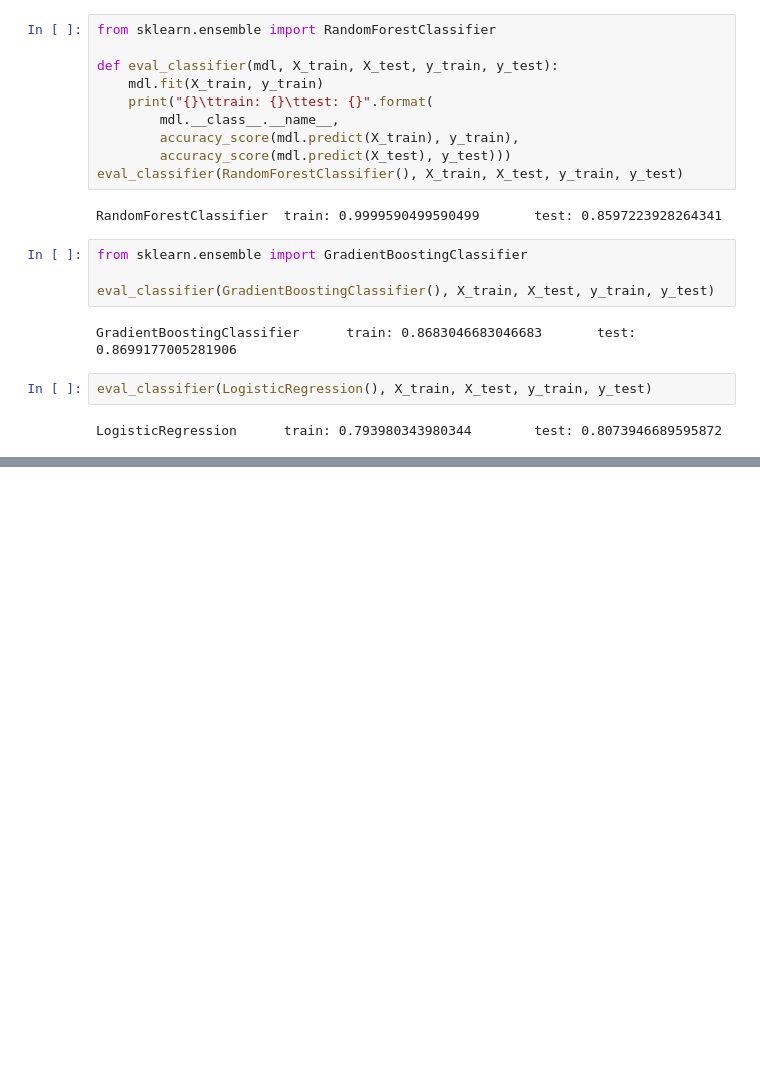
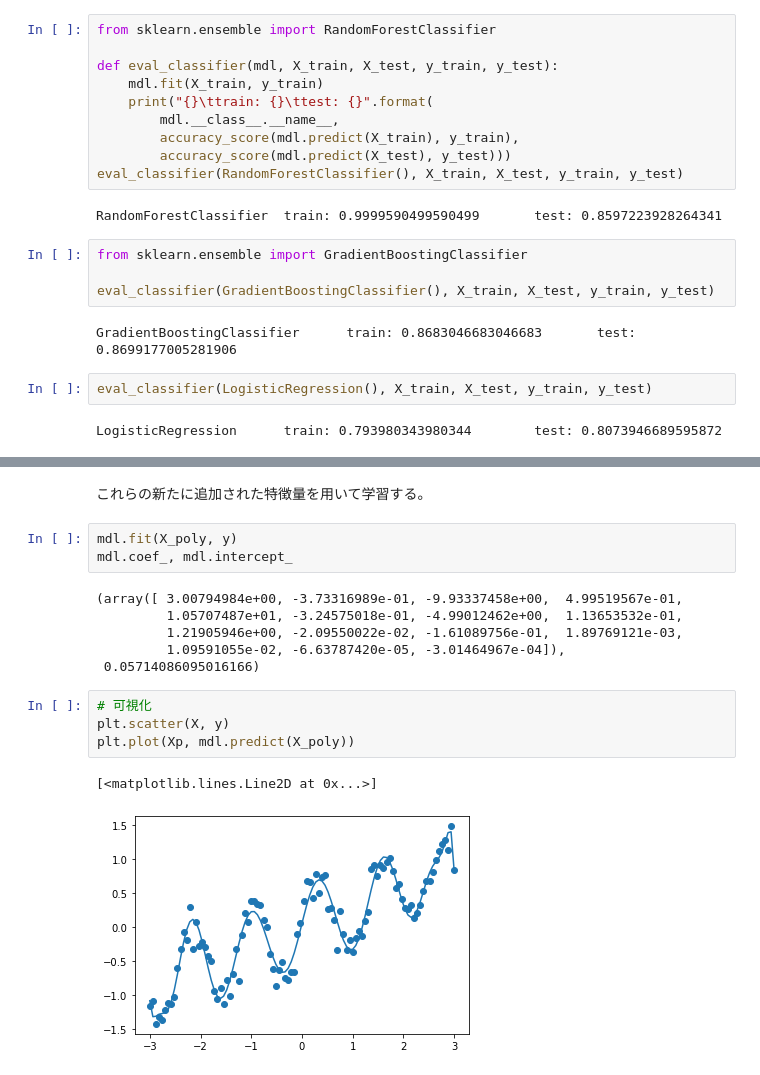
Before and after one commit to HidemotoNakada/j-techno, a Jupyter notebook: parts/3. データ表現と特徴量エンジニアリング.ipynb, the cells around one changed output, grey strips where cells are left out. Cells and saved outputs as stored; diff of their text form; blank space fills up the shorter version.

```diff
--- a/parts/3. データ表現と特徴量エンジニアリング.ipynb
+++ b/parts/3. データ表現と特徴量エンジニアリング.ipynb
@@ -190,0 +269,18 @@ LogisticRegression      train: 0.793980343980344        test: 0.8073946689595872
+# %% [markdown]
+これらの新たに追加された特徴量を用いて学習する。
+# %%
+mdl.fit(X_poly, y)
+mdl.coef_, mdl.intercept_
+# %% [output]
+(array([ 3.00794984e+00, -3.73316989e-01, -9.93337458e+00,  4.99519567e-01,
+         1.05707487e+01, -3.24575018e-01, -4.99012462e+00,  1.13653532e-01,
+         1.21905946e+00, -2.09550022e-02, -1.61089756e-01,  1.89769121e-03,
+         1.09591055e-02, -6.63787420e-05, -3.01464967e-04]),
+ 0.05714086095016166)
+# %%
+# 可視化
+plt.scatter(X, y)
+plt.plot(Xp, mdl.predict(X_poly))
+# %% [output]
+[<matplotlib.lines.Line2D at 0x...>]
+[figure, added]
```
Also changed, not shown: parts of 35 cells of this notebook, 2 other files.
